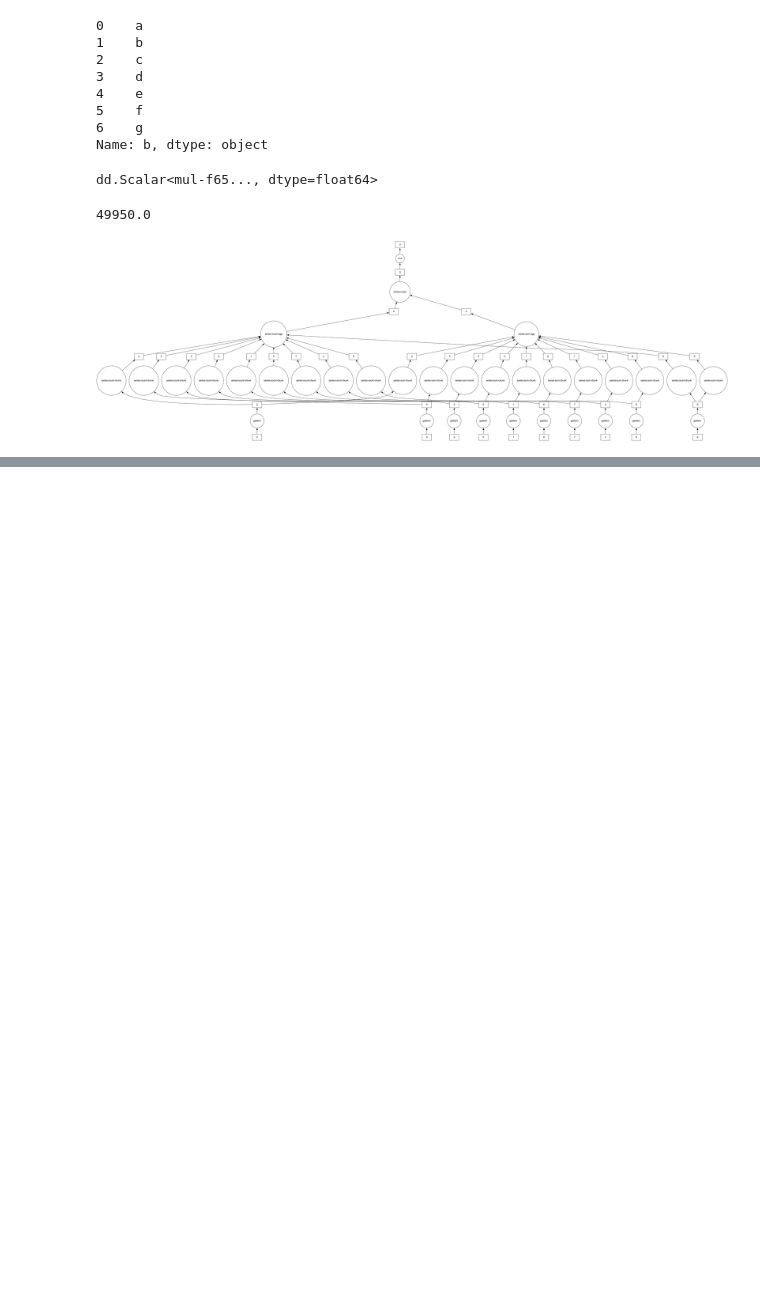
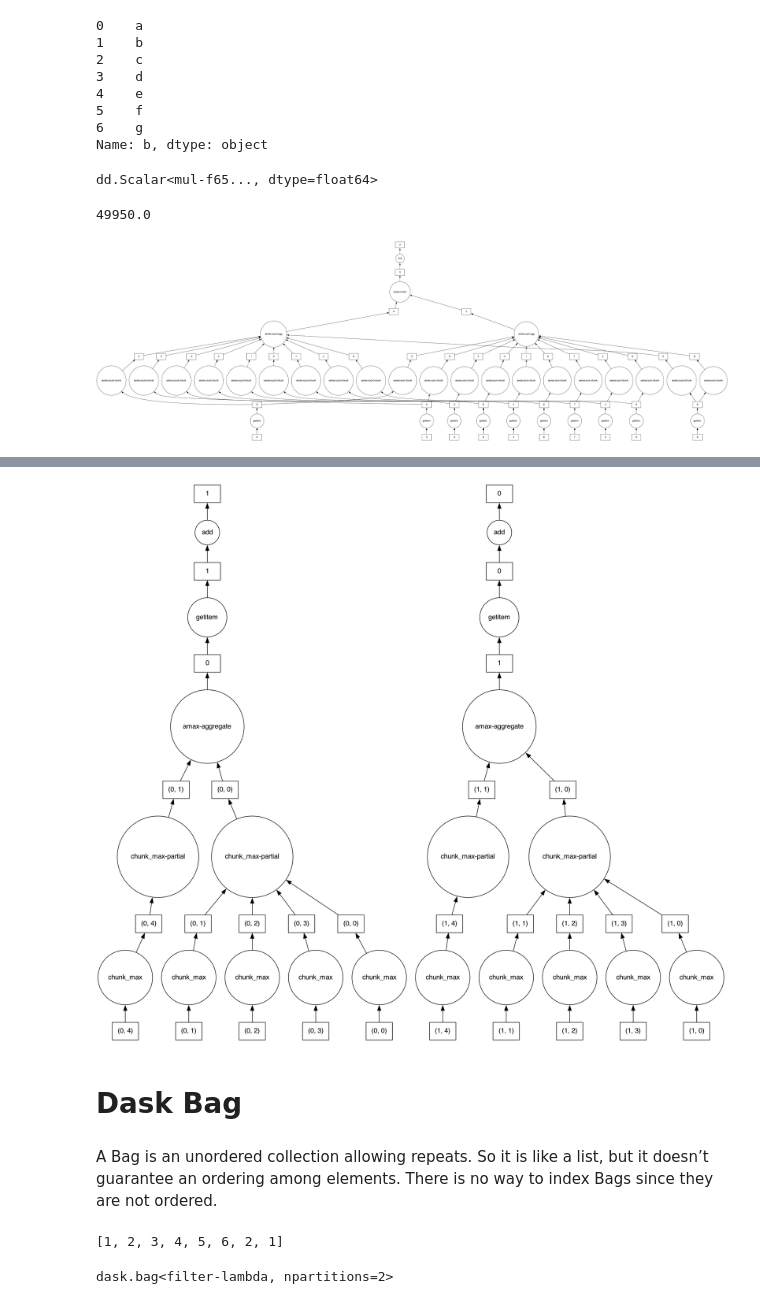
Before and after one commit to prompath/mlops-stack-to-try, a Jupyter notebook: 01_dask/01_10 Minutes to Dask.ipynb, the cells around one changed output, grey strips where cells are left out. Saved outputs shown, nothing was run; the diff lists cells and outputs as text; code cells hidden in the pictures; blank space fills up the shorter version.

Commit message:
Add a dask notebook

```diff
--- a/01_dask/01_10 Minutes to Dask.ipynb
+++ b/01_dask/01_10 Minutes to Dask.ipynb
@@ -132,0 +143,3 @@ result.visualize()
+# %%
+data = np.arange(100_000).reshape(200, 500)
+a = da.from_array(data, chunks=(100, 100))
@@ -132,0 +209,2 @@ result.visualize()
+# %%
+b = a.max(axis=1)[::-1] + 10
@@ -132,0 +258,6 @@ result.visualize()
+# %%
+b.visualize()
+# %% [output]
+[figure, added]
+# %% [markdown]
+# Dask Bag
@@ -132,0 +266,10 @@ result.visualize()
+# %% [markdown]
+A Bag is an unordered collection allowing repeats. So it is like a list, but it doesn’t guarantee an ordering among elements. There is no way to index Bags since they are not ordered.
+# %%
+b.compute()
+# %% [output]
+[1, 2, 3, 4, 5, 6, 2, 1]
+# %%
+b.filter(lambda x: x % 2)
+# %% [output]
+dask.bag<filter-lambda, npartitions=2>
```
Also changed, not shown: parts of 33 cells of this notebook.
